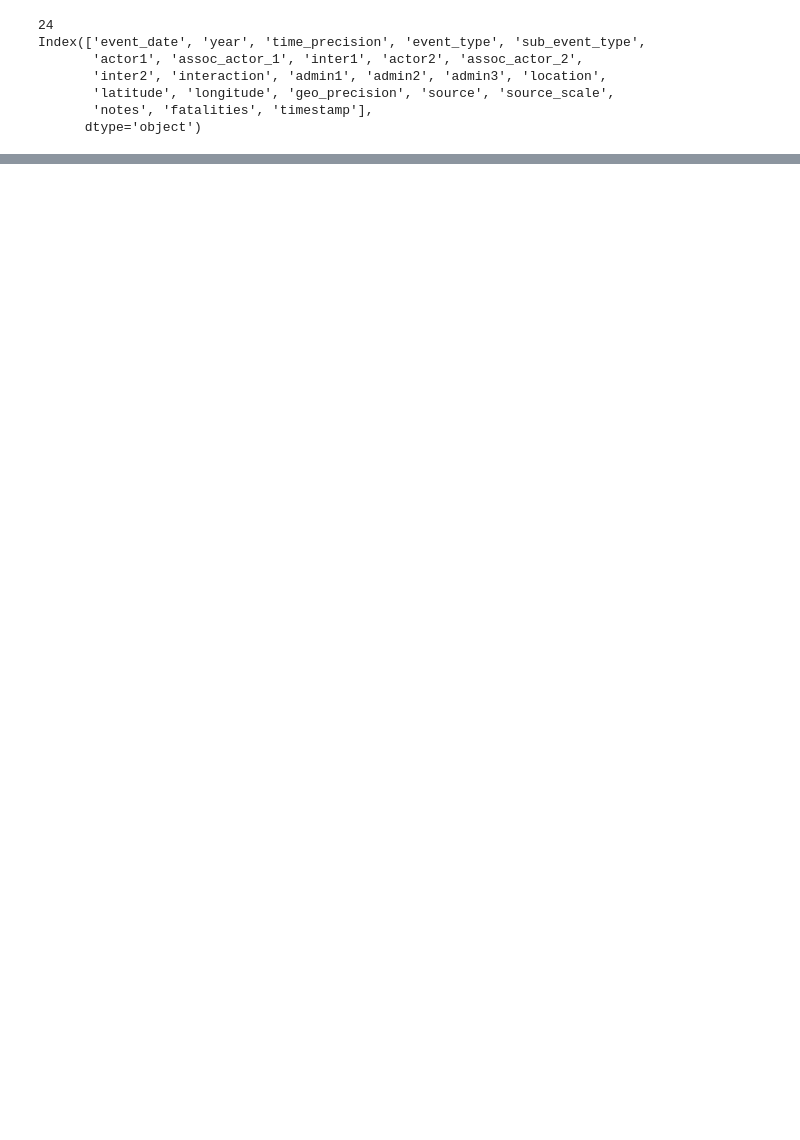
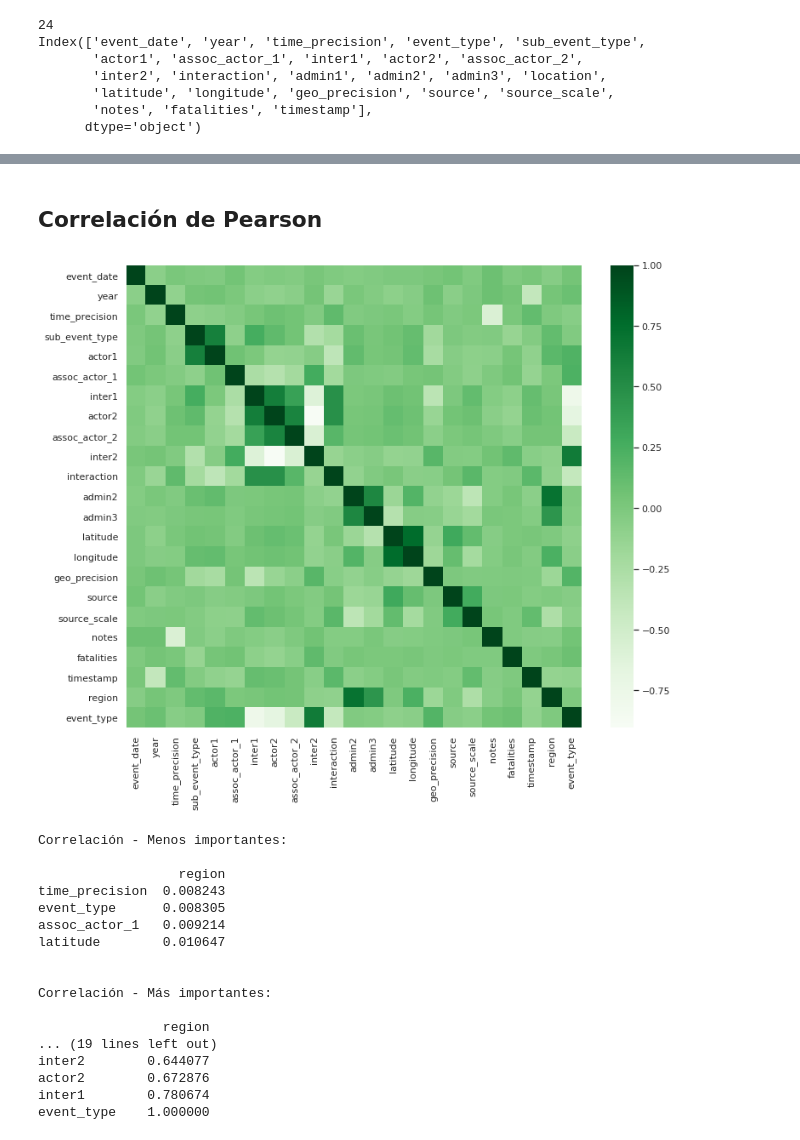
Before and after one commit to hugosep/machine-learning-taller-3, a Jupyter notebook: taller_3.ipynb, the cells around one changed output, grey strips where cells are left out. Saved outputs shown, nothing was run; the diff lists cells and outputs as text; code cells hidden in the pictures; blank space fills up the shorter version.

```diff
--- a/taller_3.ipynb
+++ b/taller_3.ipynb
@@ -120,0 +273,45 @@ dtype: object
+# %% [markdown]
+## Correlación de Pearson
+# %%
+plt.figure(figsize=(12,10))
+
+corr_data = pd.concat([X_train, Y_train], axis=1)
+
+cor = corr_data.corr()
+
+sns.heatmap(cor, cmap=plt.cm.Greens)
+plt.show()
+
+for p in predict:
+  cor_target = abs(cor[p])
+  target_features = cor_target.sort_values().to_frame()
+
+  print("Correlación - Menos importantes:\n")
+  print(target_features[:4])
+  print("\n")
+  worst_attributes.append(target_features[p][:4].index.tolist())
+
+  print("Correlación - Más importantes:\n")
+  print(target_features[-4:])
+  print("\n\n")
+
+  best_attributes.append(target_features[p][-4:].index.tolist())
+# %% [output]
+[figure, added]
+Correlación - Menos importantes:
+
+                  region
+time_precision  0.008243
+event_type      0.008305
+assoc_actor_1   0.009214
+latitude        0.010647
+
+
+Correlación - Más importantes:
+
+                region
+... (19 lines left out)
+inter2        0.644077
+actor2        0.672876
+inter1        0.780674
+event_type    1.000000
```
Also changed, not shown: parts of 44 cells of this notebook, 1 other file.
